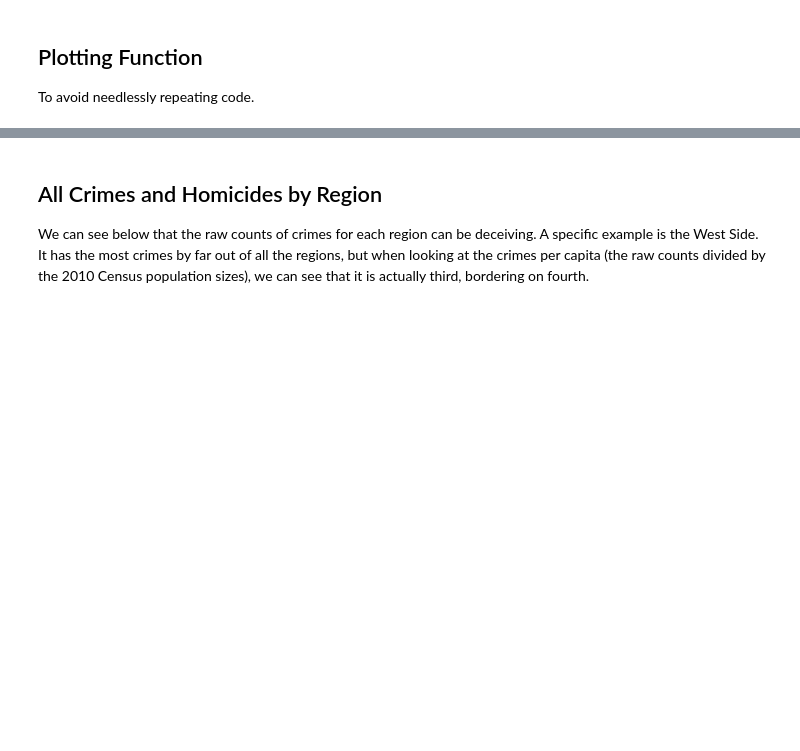
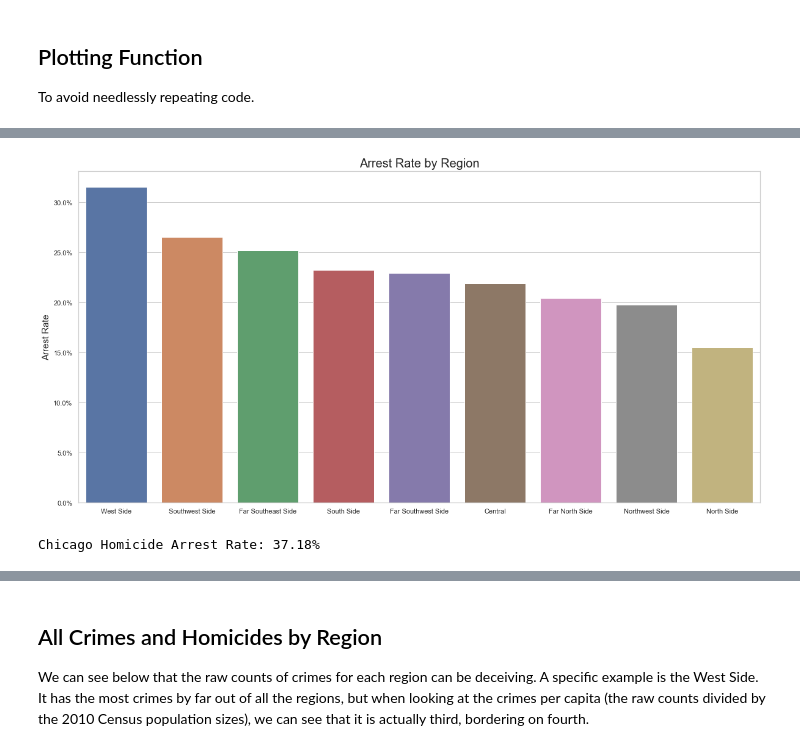
Before and after one commit to ryan-kp-miller/Chicago-Crime-Analysis, a Jupyter notebook: Data_Exploration.ipynb, the cells around one changed output, grey strips where cells are left out. Saved outputs shown, nothing was run; the diff lists cells and outputs as text; code cells hidden in the pictures; blank space fills up the shorter version.

Commit message:
Explore relationships between Arrest Rates and different features

```diff
--- a/Data_Exploration.ipynb
+++ b/Data_Exploration.ipynb
@@ -141,0 +146,9 @@ arrests_region_counts.head()
+# %%
+#grouping all crimes by region
+region_arrests = crimes.groupby(['Region'])['Arrest'].mean().sort_values(ascending=False).reset_index()
+region_arrests.columns = ["Region", "Arrest Rate"]
+
+#converting Arrest Rate column to percentage
+region_arrests['Arrest Rate'] *= 100
+
+region_arrests
@@ -141,0 +166,9 @@ arrests_region_counts.head()
+# %%
+#plotting the arrest rates by region
+plot_crime(region_arrests, x_col="Region", y_col="Arrest Rate", title="Arrest Rate by Region", y_format='{x:,.1f}%')
+# %% [output]
+[figure, added]
+# %%
+print("Chicago Homicide Arrest Rate: {:.2f}%".format(100*crimes[crimes['Primary Type'] == 'Homicide'].Arrest.mean()))
+# %% [output]
+Chicago Homicide Arrest Rate: 37.18%
```
Also changed, not shown: parts of 78 cells of this notebook.
